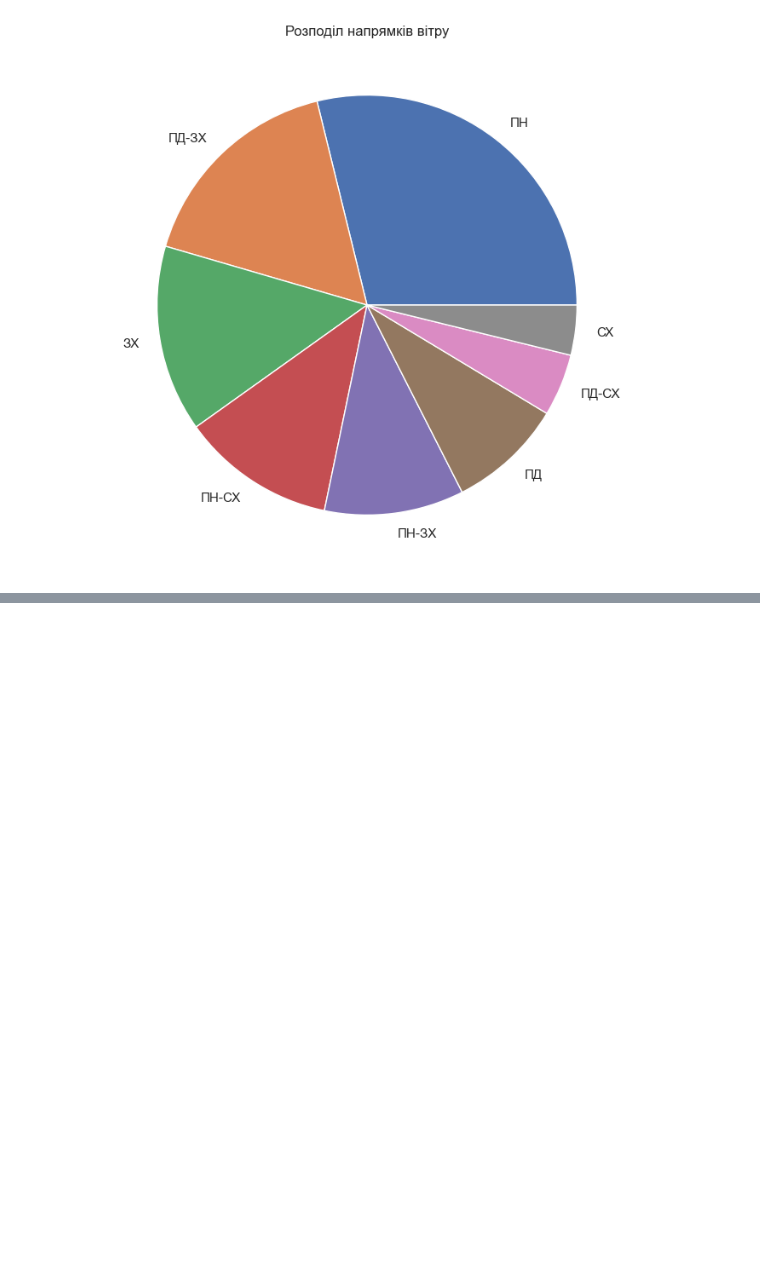
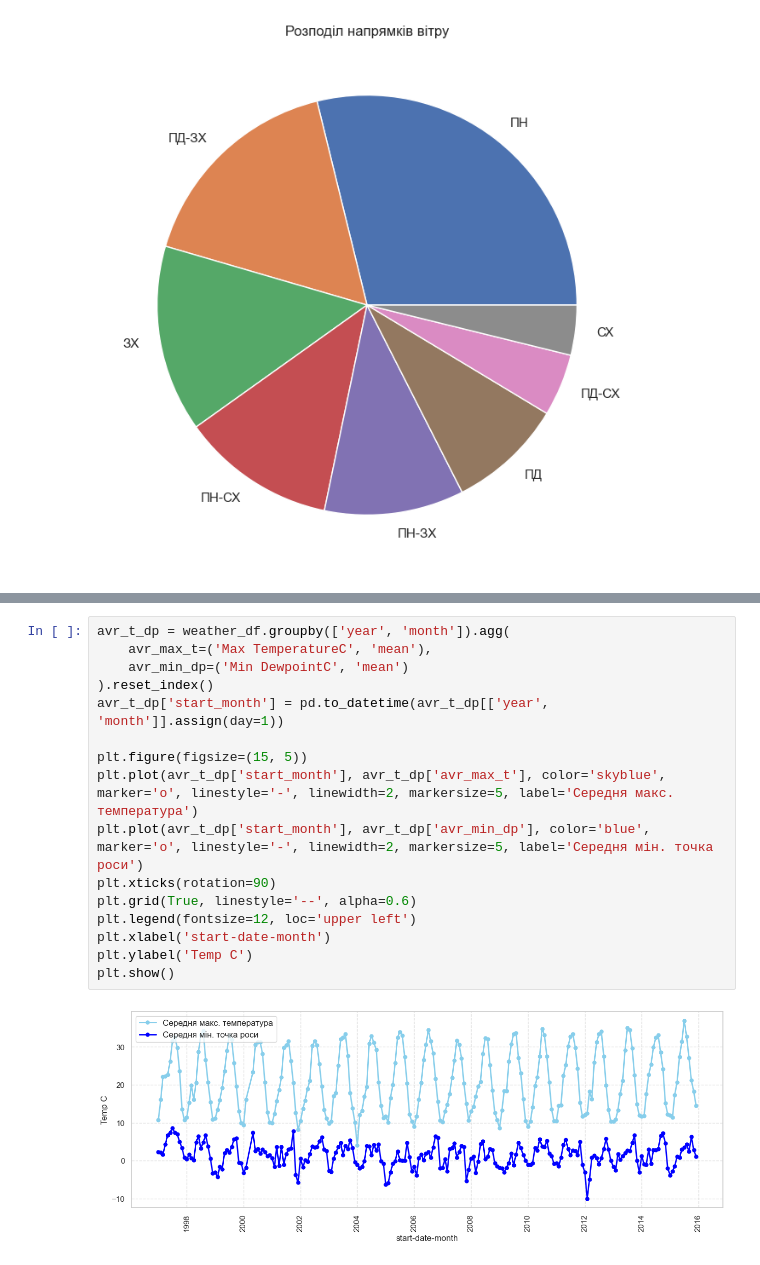
Before and after one commit to weissh0rn9/FAM_MLB, a Jupyter notebook: lab1/lab1.ipynb, the cells around one changed output, grey strips where cells are left out. Saved outputs shown, nothing was run; the diff lists cells and outputs as text; blank space fills up the shorter version.

```diff
--- a/lab1/lab1.ipynb
+++ b/lab1/lab1.ipynb
@@ -383,0 +393,18 @@ plt.show()
+# %%
+avr_t_dp = weather_df.groupby(['year', 'month']).agg(
+    avr_max_t=('Max TemperatureC', 'mean'),
+    avr_min_dp=('Min DewpointC', 'mean')
+).reset_index()
+avr_t_dp['start_month'] = pd.to_datetime(avr_t_dp[['year', 'month']].assign(day=1))
+
+plt.figure(figsize=(15, 5))
+plt.plot(avr_t_dp['start_month'], avr_t_dp['avr_max_t'], color='skyblue', marker='o', linestyle='-', linewidth=2, markersize=5, label='Середня макс. температура')
+plt.plot(avr_t_dp['start_month'], avr_t_dp['avr_min_dp'], color='blue', marker='o', linestyle='-', linewidth=2, markersize=5, label='Середня мін. точка роси')
+plt.xticks(rotation=90)
+plt.grid(True, linestyle='--', alpha=0.6)
+plt.legend(fontsize=12, loc='upper left')
+plt.xlabel('start-date-month')
+plt.ylabel('Temp C')
+plt.show()
+# %% [output]
+[figure, added]
```
Also changed, not shown: parts of 4 cells of this notebook.
